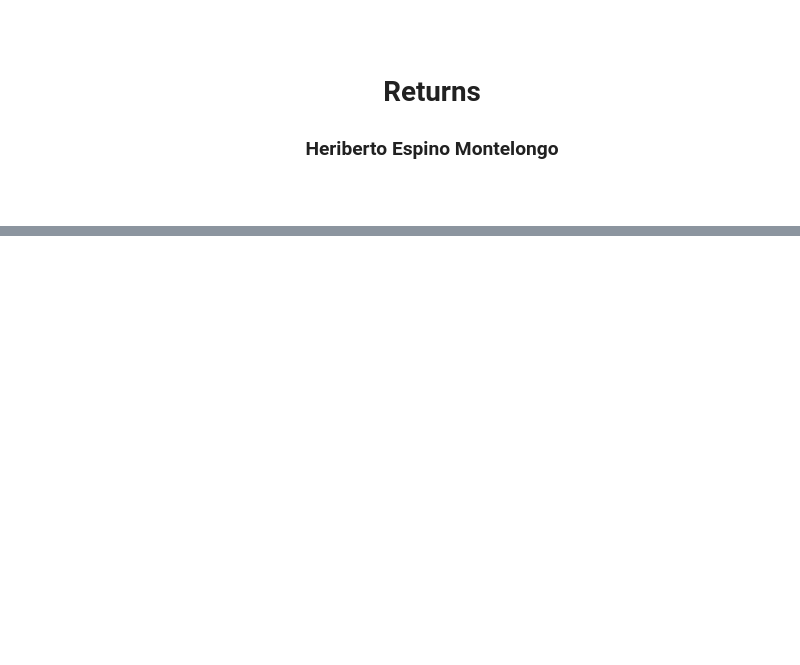
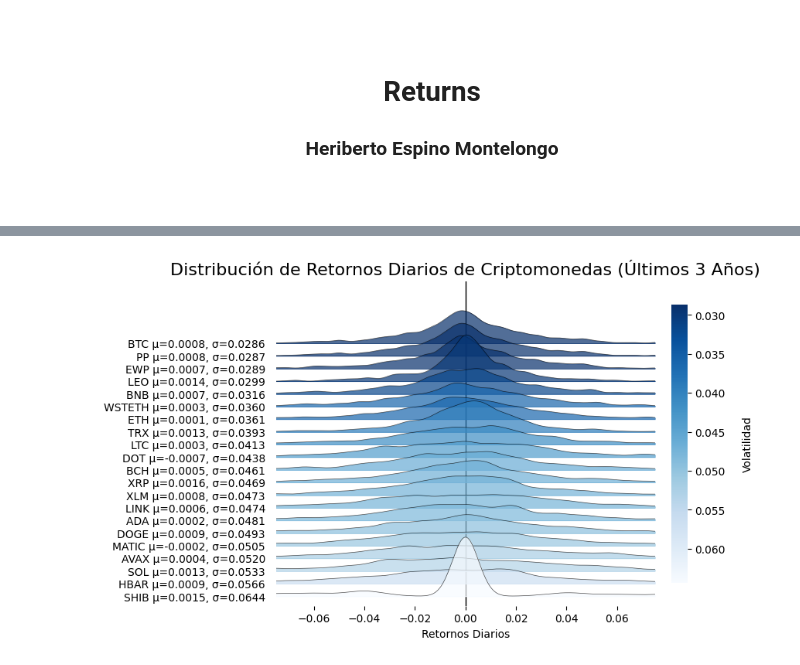
Before and after one commit to heritaco/Proyecto, a Jupyter notebook: 04-Crypto-Dashboard/05-Returns.ipynb, the cells around one changed output, grey strips where cells are left out. Drawn from its saved outputs; the diff is of its cells as text; code cells hidden in the pictures; blank space fills up the shorter version.

```diff
--- a/04-Crypto-Dashboard/05-Returns.ipynb
+++ b/04-Crypto-Dashboard/05-Returns.ipynb
@@ -20,3 +39,58 @@ returns = returns.drop(columns='TON')           # drop DAI, its too stable
 # %%
 returns_std = returns.std().sort_values().index # order them by the standard deviation
 returns = returns[returns_std]                  # change the order of the columns
+# %%
+# Calculate the variance of returns
+returns_std = returns.std()
+
+# Create a color palette based on the variance
+cmap = sns.color_palette("Blues_r", as_cmap=True)
+colors = [cmap(v) for v in (returns_std - returns_std.min()) / (returns_std.max() - returns_std.min())]
+# %%
+# change the name of the columns to add the mean and the std
+returns.columns = [f"{c} μ={returns[c].mean():.4f}, σ={returns[c].std():.4f}" for c in returns.columns]
+# %%
+# Ajustar el tamaño de la figura para acomodar el título y la barra de color
+fig, ax = plt.subplots(figsize=(7, 6))  # Aumenta el tamaño de la figura
+
+# Plot the joyplot with the new colors
+joypy.joyplot(returns, overlap=1.5, fade=False, ax=ax, x_range=(-0.075, 0.075), color=colors, bw_method=0.08, linewidth=0.5, alpha=0.7)
+
+# Adjust the font size of the y-axis tick labels
+ax.tick_params(axis='y', labelsize=1)  # Set the desired font size
+
+plt.axvline(x=0, color='k', linewidth=1)
+plt.title('Distribución de Retornos Diarios de Criptomonedas (Últimos 3 Años)', fontsize=16)
+plt.xlabel('Retornos Diarios')
+
+# Add mean and std as text next to each distribution
+for i, column in enumerate(returns.columns):
+    mean = returns[column].mean()
+    std = returns[column].std()
+    ax.text(0.08, i, f"μ={mean:.4f}\nσ={std:.4f}", fontsize=10, va='center', ha='left', color='black')
+
+# Add color bar to the right
+norm = plt.Normalize(vmin=returns_std.min(), vmax=returns_std.max())
+sm = plt.cm.ScalarMappable(cmap=cmap, norm=norm)
+sm.set_array([])
+
+# Create a new axis for the color bar
+cbar_ax = fig.add_axes([0.88, 0.2, 0.03, 0.6])  # Ajusta la posición de la barra de color
+cbar = plt.colorbar(sm, cax=cbar_ax, label='\nVolatilidad', orientation='vertical')
+cbar.ax.yaxis.set_label_position('right')
+cbar.ax.yaxis.set_ticks_position('right')
+
+# Invert the color bar axis
+cbar.ax.invert_yaxis()
+
+# Remove the dark lines from the color bar
+cbar.outline.set_edgecolor('none')
+
+# Ajustar los márgenes manualmente para evitar que se corte la imagen
+plt.subplots_adjust(left=0.15, right=0.85, top=0.85, bottom=0.15)
+
+# Guardar la figura como SVG
+plt.savefig('svg/05-cryptos-joyplot-3y.svg', format='svg', bbox_inches='tight')  # bbox_inches='tight' asegura que todo se guarde
+plt.show()
+# %% [output]
+[figure, added]
```
Also changed, not shown: parts of 5 cells of this notebook, 25 other files.
